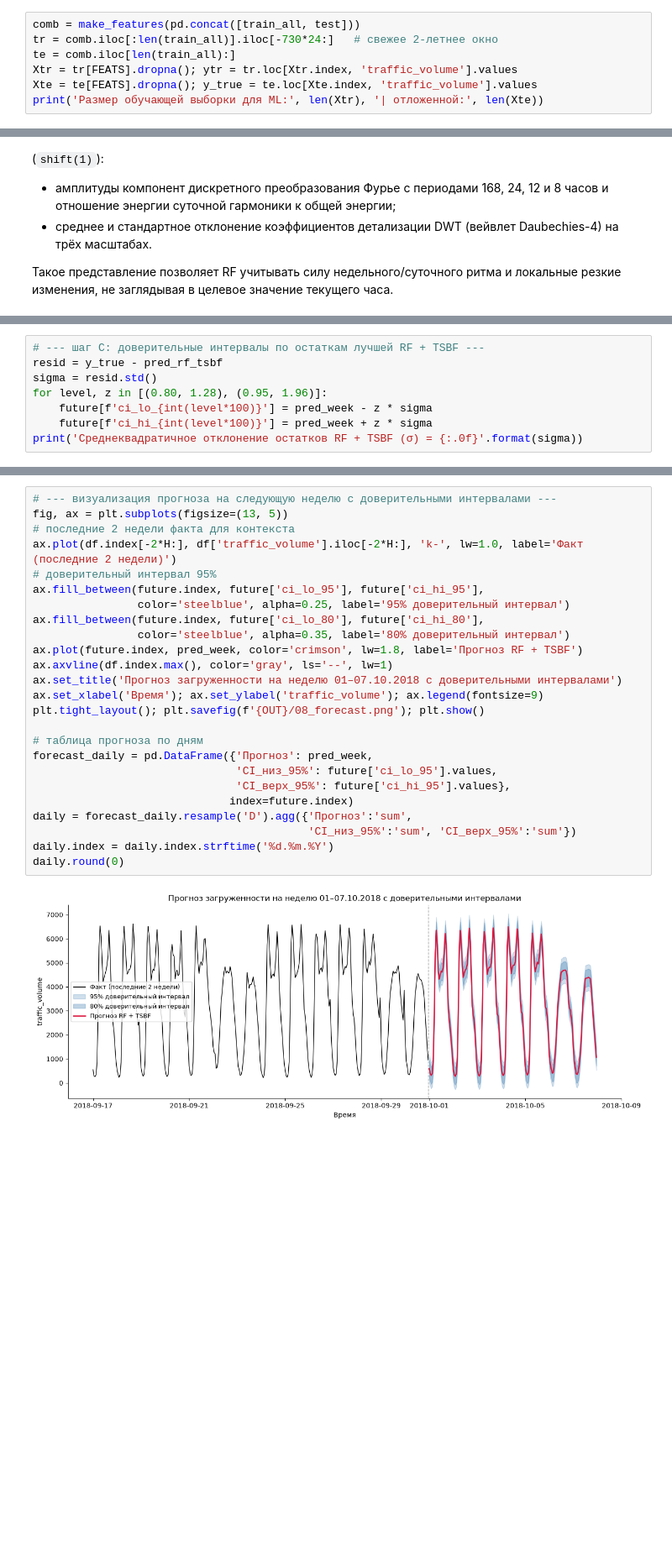
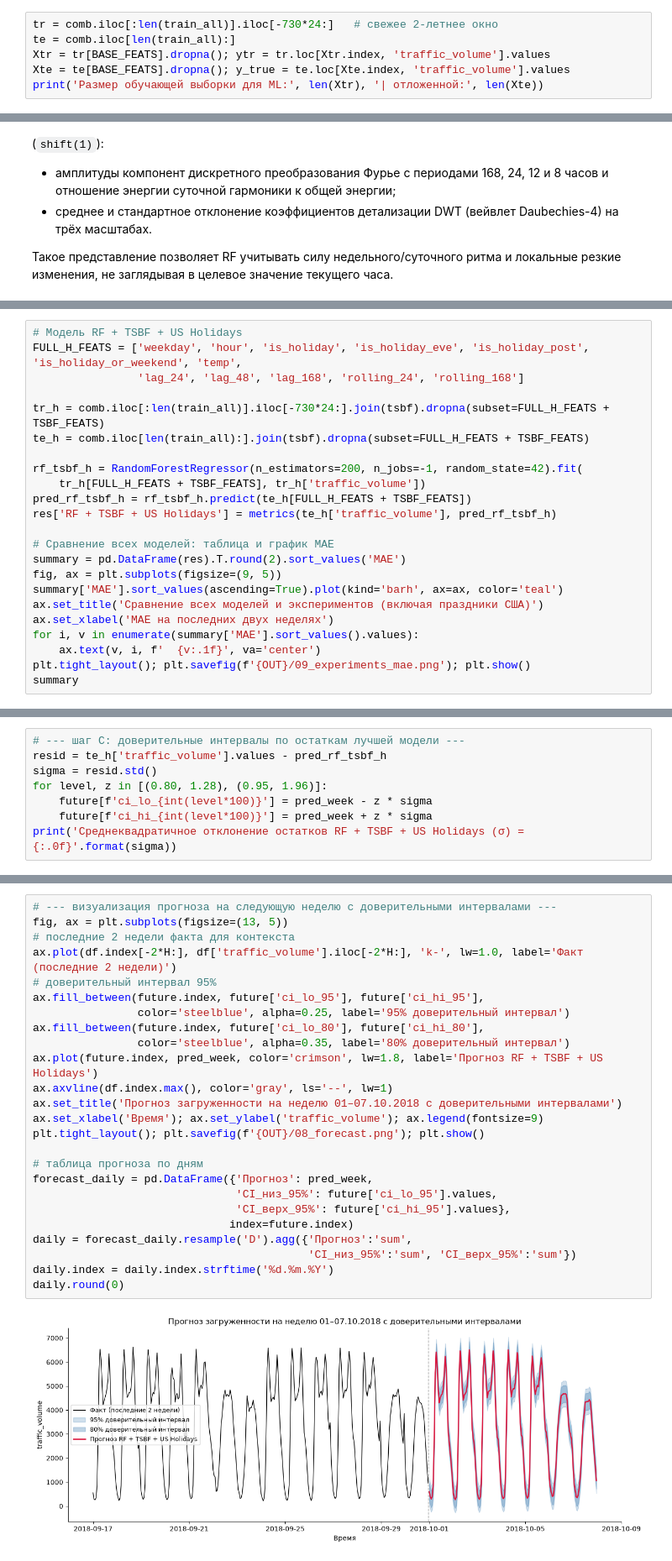
Before and after one commit to AlexKretov/metro, a Jupyter notebook: notebooks/metro_forecast.ipynb, the cells around one changed output, grey strips where cells are left out. Shown at 84% size. Drawn from its saved outputs; the diff is of its cells as text; blank space fills up the shorter version.

```diff
--- a/notebooks/metro_forecast.ipynb
+++ b/notebooks/metro_forecast.ipynb
@@ -414,11 +444,10 @@ AIC дневной SARIMA: 14848
 
 Используем 2-летнее обучающее окно и признаки `make_features`. Температура включена как признак; отдельно (в разделе 3) она будет спрогнозирована для построения будущего прогноза.
 # %%
-comb = make_features(pd.concat([train_all, test]))
 tr = comb.iloc[:len(train_all)].iloc[-730*24:]   # свежее 2-летнее окно
 te = comb.iloc[len(train_all):]
-Xtr = tr[FEATS].dropna(); ytr = tr.loc[Xtr.index, 'traffic_volume'].values
-Xte = te[FEATS].dropna(); y_true = te.loc[Xte.index, 'traffic_volume'].values
+Xtr = tr[BASE_FEATS].dropna(); ytr = tr.loc[Xtr.index, 'traffic_volume'].values
+Xte = te[BASE_FEATS].dropna(); y_true = te.loc[Xte.index, 'traffic_volume'].values
 print('Размер обучающей выборки для ML:', len(Xtr), '| отложенной:', len(Xte))
 # %% [output]
 Размер обучающей выборки для ML: 17520 | отложенной: 336
@@ -601,0 +671,23 @@ summary
+# %%
+# Модель RF + TSBF + US Holidays
+FULL_H_FEATS = ['weekday', 'hour', 'is_holiday', 'is_holiday_eve', 'is_holiday_post', 'is_holiday_or_weekend', 'temp',
+                'lag_24', 'lag_48', 'lag_168', 'rolling_24', 'rolling_168']
+
+tr_h = comb.iloc[:len(train_all)].iloc[-730*24:].join(tsbf).dropna(subset=FULL_H_FEATS + TSBF_FEATS)
+te_h = comb.iloc[len(train_all):].join(tsbf).dropna(subset=FULL_H_FEATS + TSBF_FEATS)
+
+rf_tsbf_h = RandomForestRegressor(n_estimators=200, n_jobs=-1, random_state=42).fit(
+    tr_h[FULL_H_FEATS + TSBF_FEATS], tr_h['traffic_volume'])
+pred_rf_tsbf_h = rf_tsbf_h.predict(te_h[FULL_H_FEATS + TSBF_FEATS])
+res['RF + TSBF + US Holidays'] = metrics(te_h['traffic_volume'], pred_rf_tsbf_h)
+
+# Сравнение всех моделей: таблица и график MAE
+summary = pd.DataFrame(res).T.round(2).sort_values('MAE')
+fig, ax = plt.subplots(figsize=(9, 5))
+summary['MAE'].sort_values(ascending=True).plot(kind='barh', ax=ax, color='teal')
+ax.set_title('Сравнение всех моделей и экспериментов (включая праздники США)')
+ax.set_xlabel('MAE на последних двух неделях')
+for i, v in enumerate(summary['MAE'].sort_values().values):
+    ax.text(v, i, f'  {v:.1f}', va='center')
+plt.tight_layout(); plt.savefig(f'{OUT}/09_experiments_mae.png'); plt.show()
+summary
@@ -721,9 +803,9 @@ print('Финальная модель: RF + TSBF | прогноз на неде
 # %%
-# --- шаг C: доверительные интервалы по остаткам лучшей RF + TSBF ---
-resid = y_true - pred_rf_tsbf
+# --- шаг C: доверительные интервалы по остаткам лучшей модели ---
+resid = te_h['traffic_volume'].values - pred_rf_tsbf_h
 sigma = resid.std()
 for level, z in [(0.80, 1.28), (0.95, 1.96)]:
     future[f'ci_lo_{int(level*100)}'] = pred_week - z * sigma
     future[f'ci_hi_{int(level*100)}'] = pred_week + z * sigma
-print('Среднеквадратичное отклонение остатков RF + TSBF (σ) = {:.0f}'.format(sigma))
+print('Среднеквадратичное отклонение остатков RF + TSBF + US Holidays (σ) = {:.0f}'.format(sigma))
 # %% [output]
@@ -731,28 +813,28 @@ print('Среднеквадратичное отклонение остатко
 # %%
 # --- визуализация прогноза на следующую неделю с доверительными интервалами ---
 fig, ax = plt.subplots(figsize=(13, 5))
 # последние 2 недели факта для контекста
 ax.plot(df.index[-2*H:], df['traffic_volume'].iloc[-2*H:], 'k-', lw=1.0, label='Факт (последние 2 недели)')
 # доверительный интервал 95%
 ax.fill_between(future.index, future['ci_lo_95'], future['ci_hi_95'],
                 color='steelblue', alpha=0.25, label='95% доверительный интервал')
 ax.fill_between(future.index, future['ci_lo_80'], future['ci_hi_80'],
                 color='steelblue', alpha=0.35, label='80% доверительный интервал')
-ax.plot(future.index, pred_week, color='crimson', lw=1.8, label='Прогноз RF + TSBF')
+ax.plot(future.index, pred_week, color='crimson', lw=1.8, label='Прогноз RF + TSBF + US Holidays')
 ax.axvline(df.index.max(), color='gray', ls='--', lw=1)
 ax.set_title('Прогноз загруженности на неделю 01–07.10.2018 с доверительными интервалами')
 ax.set_xlabel('Время'); ax.set_ylabel('traffic_volume'); ax.legend(fontsize=9)
 plt.tight_layout(); plt.savefig(f'{OUT}/08_forecast.png'); plt.show()
 
 # таблица прогноза по дням
 forecast_daily = pd.DataFrame({'Прогноз': pred_week,
                                'CI_низ_95%': future['ci_lo_95'].values,
                                'CI_верх_95%': future['ci_hi_95'].values},
                               index=future.index)
 daily = forecast_daily.resample('D').agg({'Прогноз':'sum',
                                           'CI_низ_95%':'sum', 'CI_верх_95%':'sum'})
 daily.index = daily.index.strftime('%d.%m.%Y')
 daily.round(0)
 # %% [output]
-[figure, old version]
+[figure, new version]
 |  | Прогноз | CI_низ_95% | CI_верх_95% |
```
Also changed, not shown: parts of 42 cells of this notebook, 7 other files.
